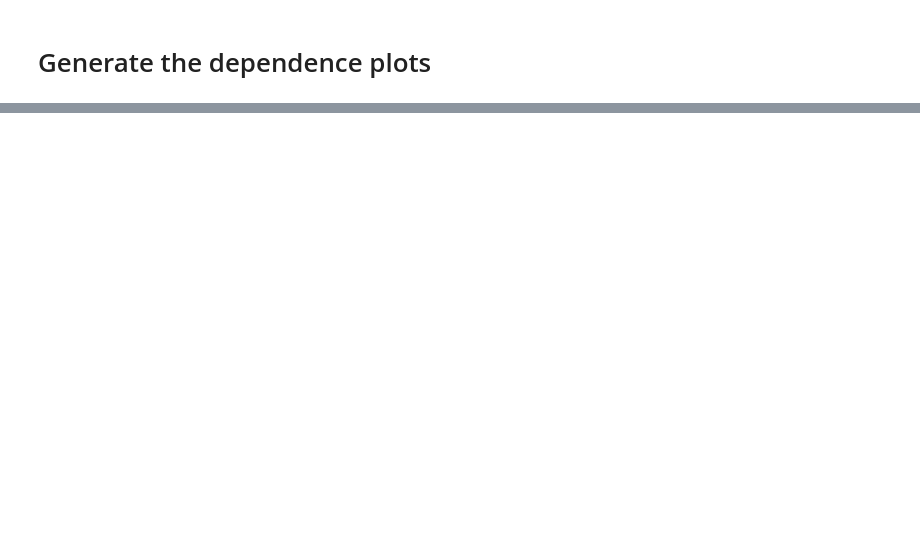
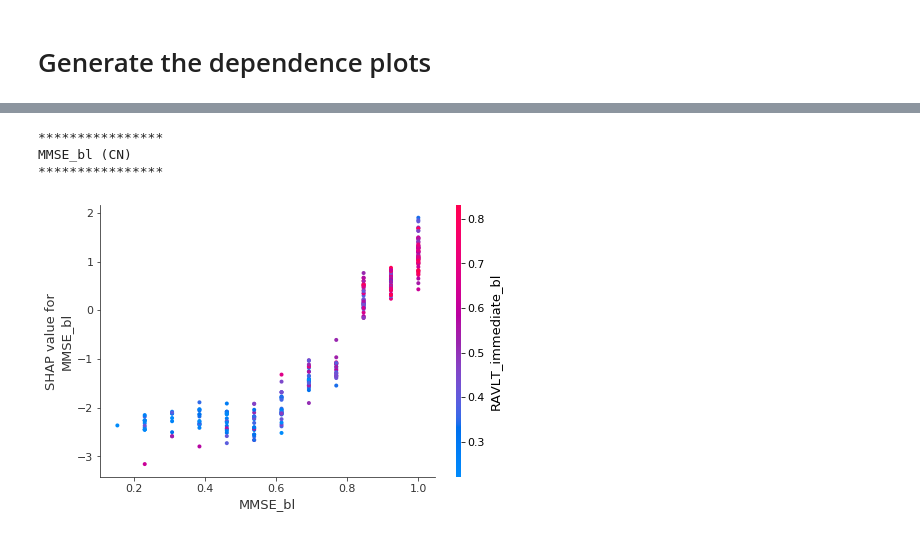
Before and after one commit to mtitarik/ADNI_clinical, a Jupyter notebook: scripts/ADNI_clinical_NestedCV.ipynb, the cells around one changed output, grey strips where cells are left out. Saved outputs shown, nothing was run; the diff lists cells and outputs as text; code cells hidden in the pictures; blank space fills up the shorter version.

```diff
--- a/scripts/ADNI_clinical_NestedCV.ipynb
+++ b/scripts/ADNI_clinical_NestedCV.ipynb
@@ -876,0 +897,13 @@ CDRSB_bl (MCI)
+# %%
+colname = 'MMSE_bl'
+class_idx = 0
+print('****************')
+print(f"{colname} ({class_idx_to_name[class_idx]})")
+print('****************')
+#f = plt.figure()
+shap.dependence_plot(colname, shap_values[class_idx], X_test)
+# %% [output]
+****************
+MMSE_bl (CN)
+****************
+[figure, added]
```
Also changed, not shown: parts of 19 cells of this notebook.
